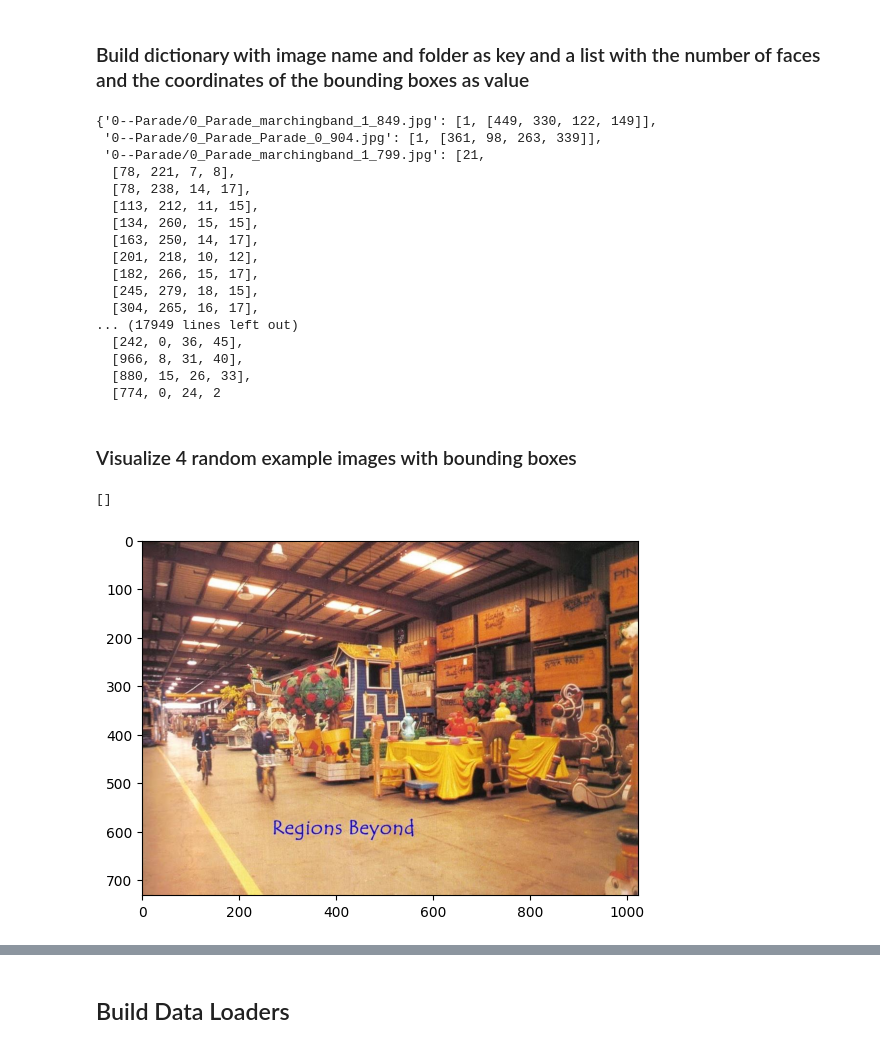
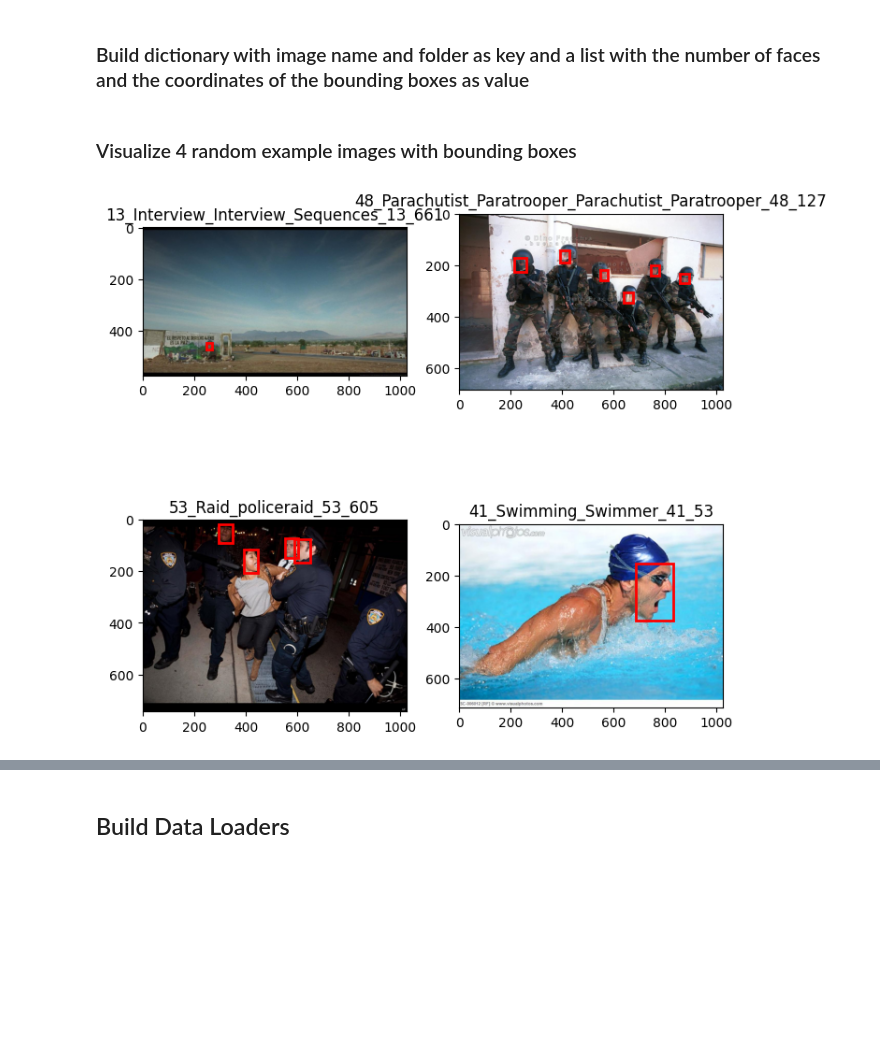
Before and after one commit to Florian-Dreyer/Ryze-Tello-Follow-Me-Drone, a Jupyter notebook: develop_model.ipynb, the cells around one changed output, grey strips where cells are left out. Cells and saved outputs as stored; diff of their text form; code cells hidden in the pictures; blank space fills up the shorter version.

```diff
--- a/develop_model.ipynb
+++ b/develop_model.ipynb
@@ -64,33 +66,31 @@ while index < len(ground_truth_file_list):
       ground_truth.append(list(map(lambda x: int(x), ground_truth_file_list[index].split(" ")))[:4]) # only num_faces / x, y, width, height
     images_ground_truth[image_name] = ground_truth
   index += 1
-# %%
-images_ground_truth
-# %% [output]
-{'0--Parade/0_Parade_marchingband_1_849.jpg': [1, [449, 330, 122, 149]],
- '0--Parade/0_Parade_Parade_0_904.jpg': [1, [361, 98, 263, 339]],
- '0--Parade/0_Parade_marchingband_1_799.jpg': [21,
-  [78, 221, 7, 8],
-  [78, 238, 14, 17],
-  [113, 212, 11, 15],
-  [134, 260, 15, 15],
-  [163, 250, 14, 17],
-  [201, 218, 10, 12],
-  [182, 266, 15, 17],
-  [245, 279, 18, 15],
-  [304, 265, 16, 17],
-... (17949 lines left out)
-  [242, 0, 36, 45],
-  [966, 8, 31, 40],
-  [880, 15, 26, 33],
-  [774, 0, 24, 2
 # %% [markdown]
 ### Visualize 4 random example images with bounding boxes
-# %%
-plt.imshow(mpimg.imread(ROOT + "widerface/WIDER_train/images/0--Parade/0_Parade_Parade_0_1014.jpg"))
-plt.plot()
-# %% [output]
-[]
-[figure, removed]
+# %%
+def plot_image(axs, x, y, image):
+  ground_truth = images_ground_truth[image]
+  axs[x, y].imshow(mpimg.imread(ROOT + "widerface/WIDER_train/images/" + image))
+  for rect in ground_truth[1:]:
+    rect_x, rect_y, width, height = rect
+    rect_obj = patches.Rectangle((rect_x, rect_y), width, height, linewidth=2, edgecolor='r', facecolor='none')
+    axs[x, y].add_patch(rect_obj)
+  image_name = image.split("/")[1].split(".")[0]
+  axs[x, y].set_title(image_name)
+# %%
+fig, axs = plt.subplots(2, 2, figsize=(8, 8))
+
+images = random.sample(list(images_ground_truth.keys()), 4)
+# Plot first image
+plot_image(axs, 0, 0, images[0])
+# Plot second image
+plot_image(axs, 0, 1, images[1])
+# Plot third image
+plot_image(axs, 1, 0, images[2])
+# Plot fourth image
+plot_image(axs, 1, 1, images[3])
+# %% [output]
+[figure, added]
 # %% [markdown]
 ### Explore Distribution over number of faces
```
Also changed, not shown: parts of 11 cells of this notebook.
